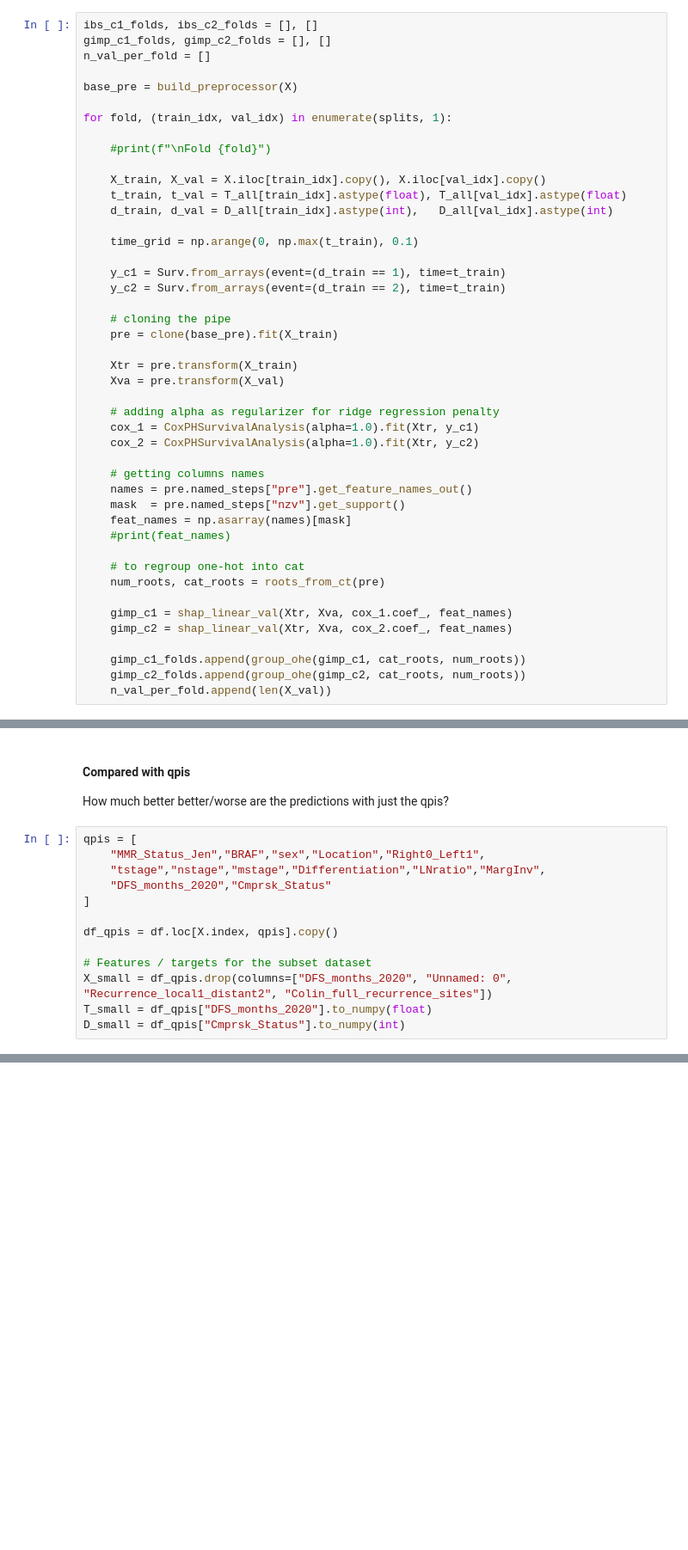
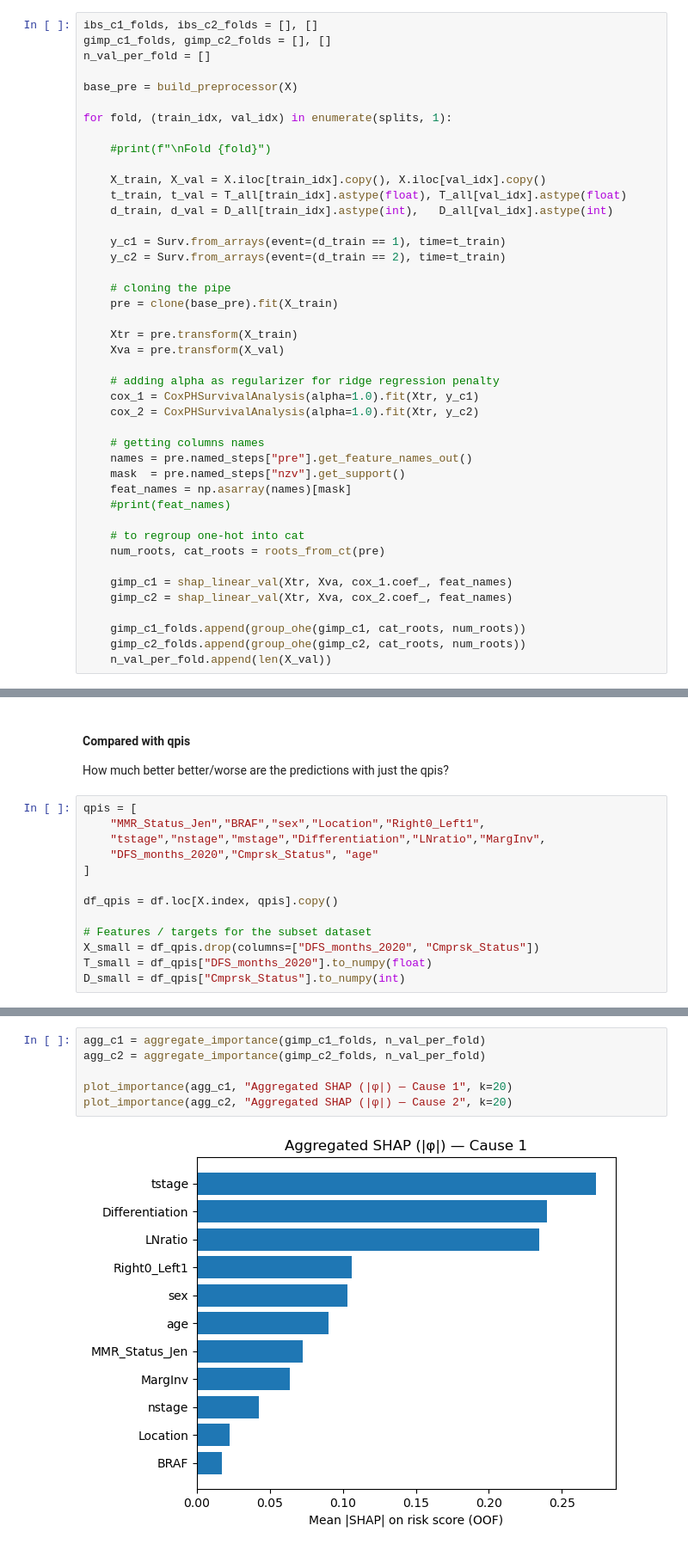
Before and after one commit to BBolosSierra/GRI_analysis, a Jupyter notebook: analysis-1.ipynb, the cells around one changed output, grey strips where cells are left out. Shown at 86% size. Drawn from its saved outputs; the diff is of its cells as text; blank space fills up the shorter version.

```diff
--- a/analysis-1.ipynb
+++ b/analysis-1.ipynb
@@ -614,8 +618,6 @@ for fold, (train_idx, val_idx) in enumerate(splits, 1):
     X_train, X_val = X.iloc[train_idx].copy(), X.iloc[val_idx].copy()
     t_train, t_val = T_all[train_idx].astype(float), T_all[val_idx].astype(float)
     d_train, d_val = D_all[train_idx].astype(int),   D_all[val_idx].astype(int)
-
-    time_grid = np.arange(0, np.max(t_train), 0.1)
 
     y_c1 = Surv.from_arrays(event=(d_train == 1), time=t_train)
     y_c2 = Surv.from_arrays(event=(d_train == 2), time=t_train)
@@ -680,12 +682,12 @@ How much better better/worse are the predictions with just the qpis?
 qpis = [
     "MMR_Status_Jen","BRAF","sex","Location","Right0_Left1",
     "tstage","nstage","mstage","Differentiation","LNratio","MargInv",
-    "DFS_months_2020","Cmprsk_Status"
+    "DFS_months_2020","Cmprsk_Status", "age"
 ]
 
 df_qpis = df.loc[X.index, qpis].copy()
 
 # Features / targets for the subset dataset
-X_small = df_qpis.drop(columns=["DFS_months_2020", "Unnamed: 0", "Recurrence_local1_distant2", "Colin_full_recurrence_sites"])
+X_small = df_qpis.drop(columns=["DFS_months_2020", "Cmprsk_Status"])
 T_small = df_qpis["DFS_months_2020"].to_numpy(float)
 D_small = df_qpis["Cmprsk_Status"].to_numpy(int)
@@ -771,0 +836,8 @@ AssertionError: Mismatch: feature counts differ!
+# %%
+agg_c1 = aggregate_importance(gimp_c1_folds, n_val_per_fold)
+agg_c2 = aggregate_importance(gimp_c2_folds, n_val_per_fold)
+
+plot_importance(agg_c1, "Aggregated SHAP (|φ|) — Cause 1", k=20)
+plot_importance(agg_c2, "Aggregated SHAP (|φ|) — Cause 2", k=20)
+# %% [output]
+[figure, added]
```
Also changed, not shown: parts of 12 cells of this notebook.
